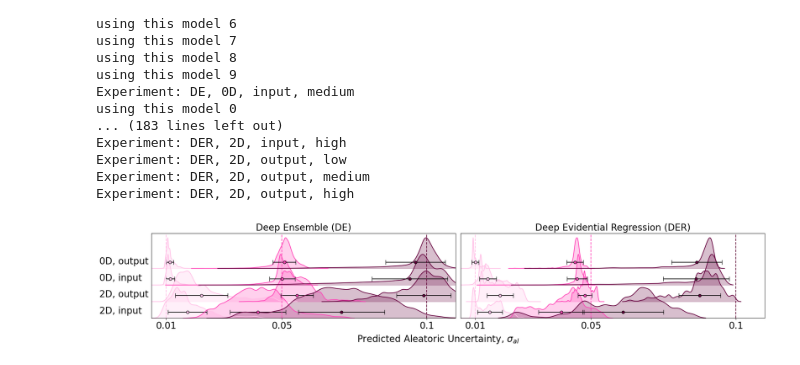
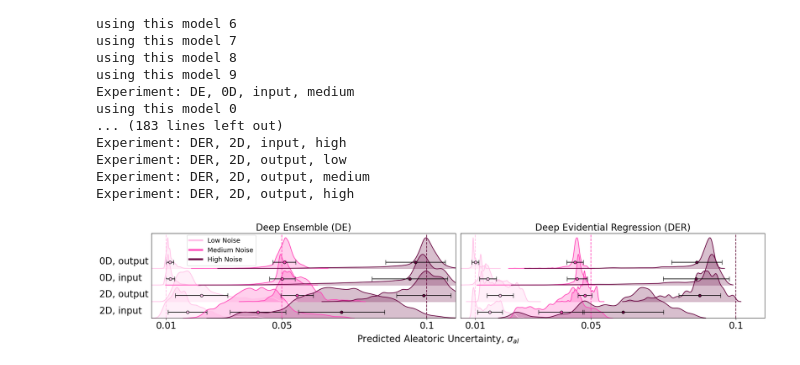
Before and after one commit to deepskies/DeepUQ-neurIPS-WS-2024, a Jupyter notebook: notebooks/fig2.ipynb, the cells around one changed output. Saved outputs shown, nothing was run; the diff lists cells and outputs as text; code cells hidden in the pictures.

Commit message:
adding legend to fig2

```diff
--- a/notebooks/fig2.ipynb
+++ b/notebooks/fig2.ipynb
@@ -413,33 +414,45 @@ for m, model in enumerate(model_type):
         # set x-axis limits after plotting
         ax.set_xlim(x_limits[noise])
         # add vertical line indicating sigma_y for reference
         if noise == "low":
             ax.axvline(x=0.01, color=color_noise[n], ls='--')
         elif noise == "medium":
             ax.axvline(x=0.05, color=color_noise[n], ls='--')
         elif noise == "high":
             ax.axvline(x=0.10, color=color_noise[n], ls='--')
         ax.set_xticks([0.01, 0.05, 0.1])
         ax.set_xticklabels([0.01, 0.05, 0.10])
         ax.legend().remove()  # Remove the legend from all other subplots
         ax.set_yticklabels([])
     index += 1
 
 axes[0].set_xlim([0.005, 0.11])
 axes[1].set_xlim([0.005, 0.11])
 axes[0].tick_params(axis='both', which='major', labelsize=20)
 axes[1].tick_params(axis='both', which='major', labelsize=20)
 axes[0].set_title('Deep Ensemble (DE)', size=20)
 axes[1].set_title('Deep Evidential Regression (DER)', size=20)
 fig.supxlabel(r'Predicted Aleatoric Uncertainty, $\sigma_{al}$', size=20, y=0.05)
 plt.tight_layout()
 #plt.show()
 
+from matplotlib.lines import Line2D
+
+# making a custom legend
+legend_elements = [
+    Line2D([0], [0], color='#FFC2E8', lw=4, label='Low Noise'),
+    Line2D([0], [0], color='#FF47B9', lw=4, label='Medium Noise'),
+    Line2D([0], [0], color='#66003F', lw=4, label='High Noise')
+]
+fig.legend(handles=legend_elements, loc='right', bbox_to_anchor=(0.23, 0.76),
+           fontsize=14)
+# works: (0.075, 0.55)
+
 plt.savefig(
     f'../../../Desktop/sigma_in_sigma_out_ridgeplot_ensemble_two_panel_noise_color_{n_models}_uniform.png',
     dpi=1000,
     bbox_inches='tight')
 # %% [output]
-[figure, old version]
+[figure, new version]
 # %%
 print('done')
```
Also changed, not shown: parts of 2 cells of this notebook.
